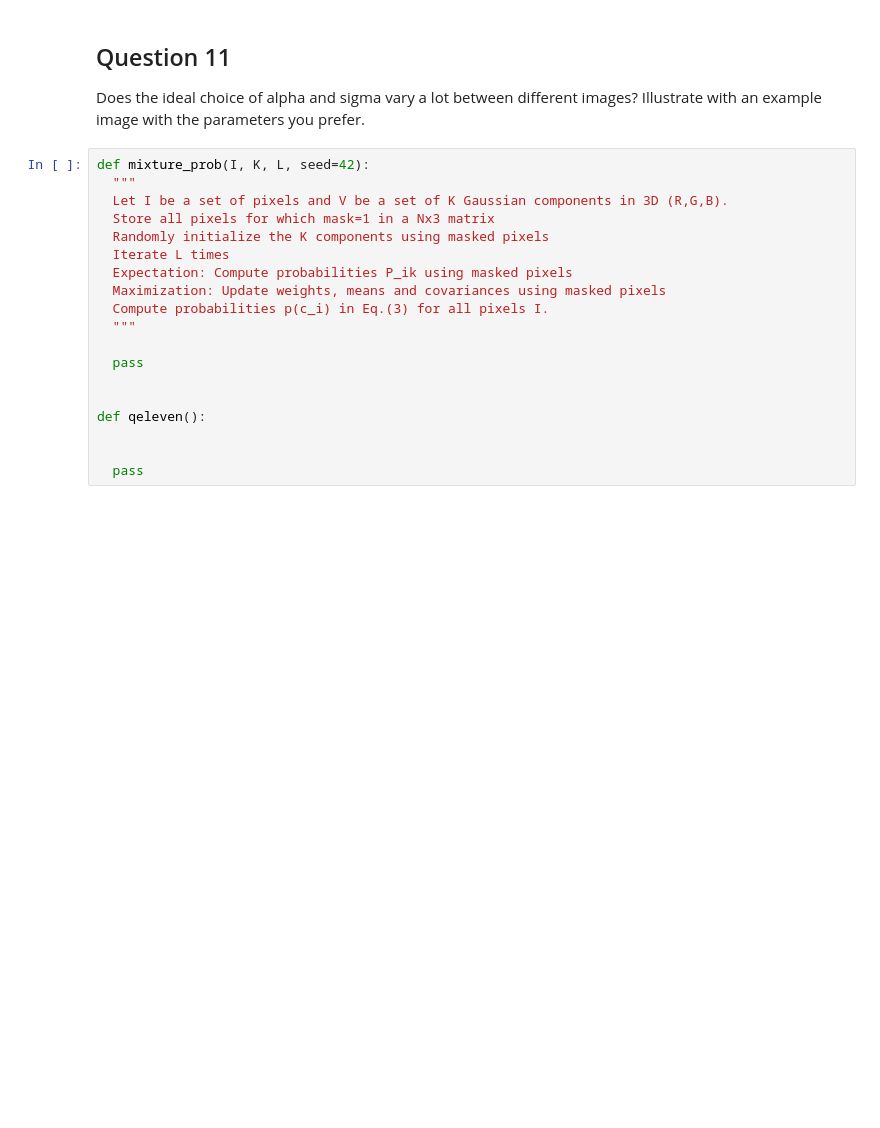
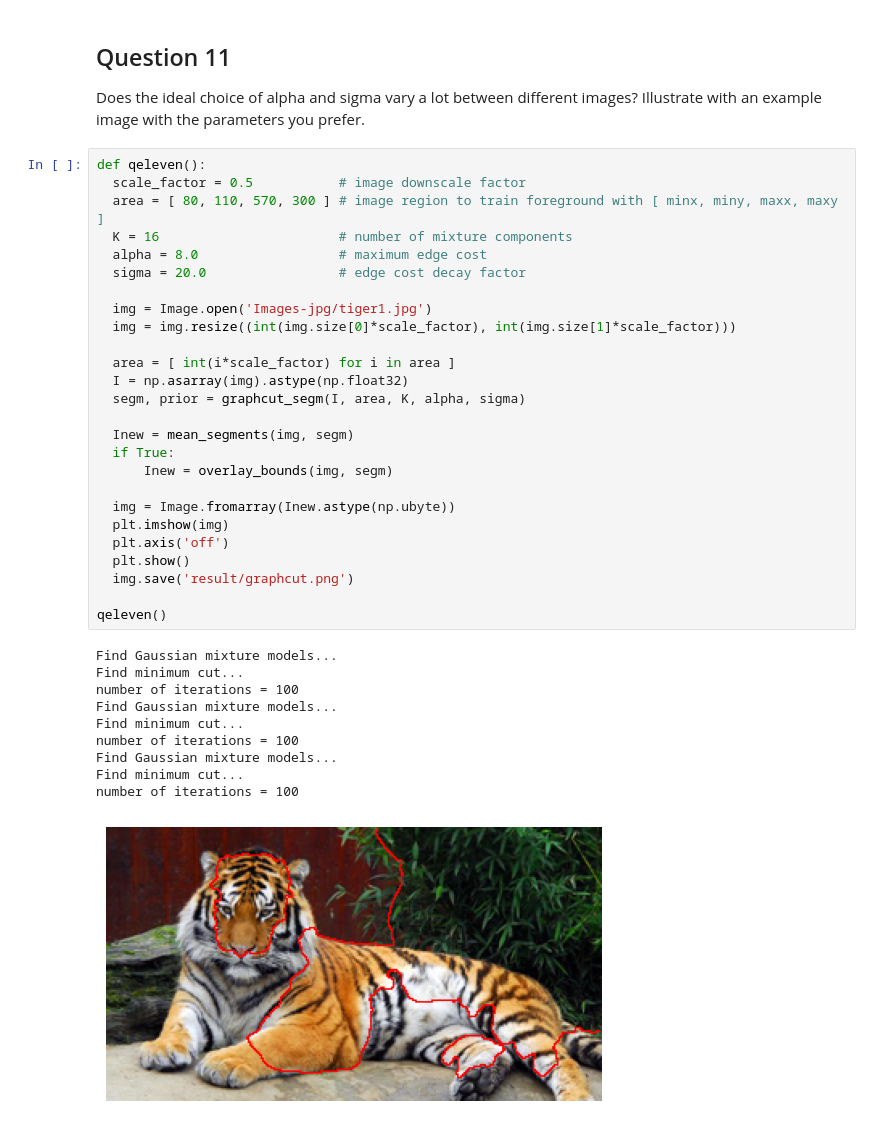
Before and after one commit to RakinAli/Computer-Vision-course, a Jupyter notebook: Labs/Lab 3/Rakin/main.ipynb, the cells around one changed output. Drawn from its saved outputs; the diff is of its cells as text; blank space fills up the shorter version.

```diff
--- a/Labs/Lab 3/Rakin/main.ipynb
+++ b/Labs/Lab 3/Rakin/main.ipynb
@@ -586,22 +584,40 @@ Ncut = 0.143337  ROOT-B-B-B
 # %% [markdown]
 ## Question 11
 Does the ideal choice of alpha and sigma vary a lot between different images? Illustrate with an example image with the parameters you prefer.
-# %%
-def mixture_prob(I, K, L, seed=42):
-  """
-  Let I be a set of pixels and V be a set of K Gaussian components in 3D (R,G,B).
-  Store all pixels for which mask=1 in a Nx3 matrix
-  Randomly initialize the K components using masked pixels
-  Iterate L times
-  Expectation: Compute probabilities P_ik using masked pixels
-  Maximization: Update weights, means and covariances using masked pixels
-  Compute probabilities p(c_i) in Eq.(3) for all pixels I.
-  """
-
-  pass
-
-
-def qeleven():
-
-
-  pass
+# %%
+def qeleven():
+  scale_factor = 0.5           # image downscale factor
+  area = [ 80, 110, 570, 300 ] # image region to train foreground with [ minx, miny, maxx, maxy ]
+  K = 16                       # number of mixture components
+  alpha = 8.0                  # maximum edge cost
+  sigma = 20.0                 # edge cost decay factor
+
+  img = Image.open('Images-jpg/tiger1.jpg')
+  img = img.resize((int(img.size[0]*scale_factor), int(img.size[1]*scale_factor)))
+
+  area = [ int(i*scale_factor) for i in area ]
+  I = np.asarray(img).astype(np.float32)
+  segm, prior = graphcut_segm(I, area, K, alpha, sigma)
+
+  Inew = mean_segments(img, segm)
+  if True:
+      Inew = overlay_bounds(img, segm)
+
+  img = Image.fromarray(Inew.astype(np.ubyte))
+  plt.imshow(img)
+  plt.axis('off')
+  plt.show()
+  img.save('result/graphcut.png')
+
+qeleven()
+# %% [output]
+Find Gaussian mixture models...
+Find minimum cut...
+number of iterations = 100
+Find Gaussian mixture models...
+Find minimum cut...
+number of iterations = 100
+Find Gaussian mixture models...
+Find minimum cut...
+number of iterations = 100
+[figure, added]
```
Also changed, not shown: parts of 1 cell of this notebook, 3 other files.
